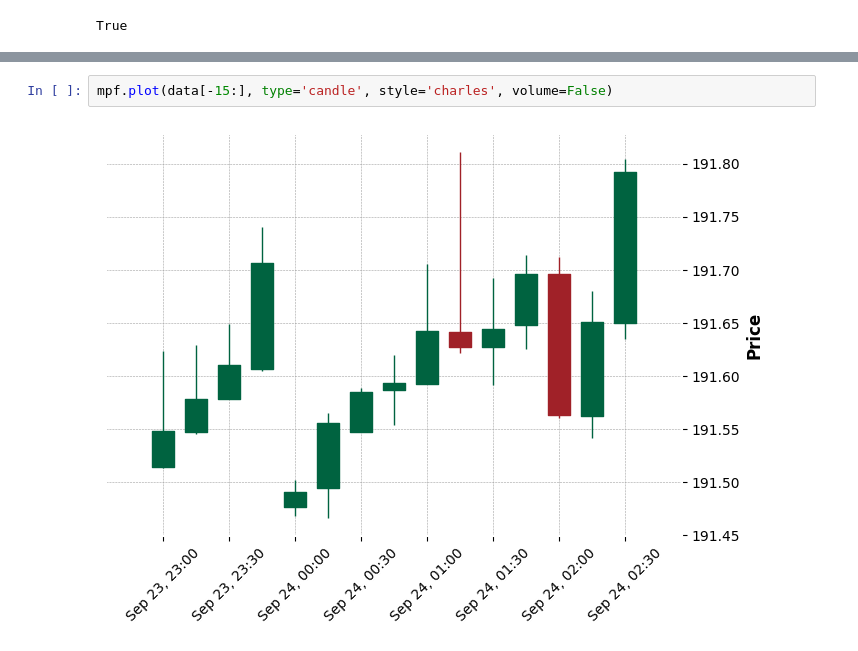
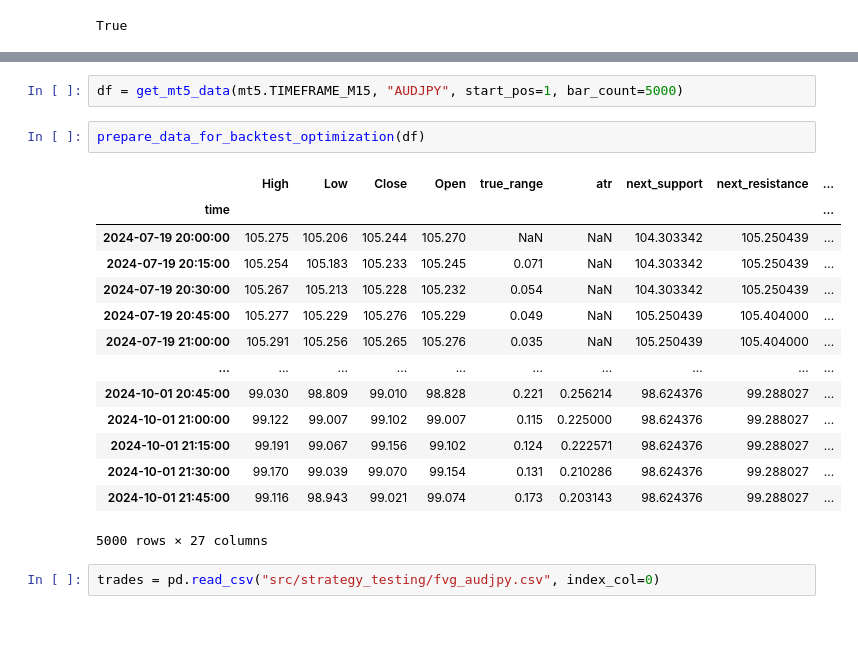
Before and after one commit to NichitaCP/auto-trader, a Jupyter notebook: scipy_vs_plot.ipynb, the cells around one changed output, grey strips where cells are left out. Cells and saved outputs as stored; diff of their text form; blank space fills up the shorter version.

```diff
--- a/scipy_vs_plot.ipynb
+++ b/scipy_vs_plot.ipynb
@@ -32,4 +25,21 @@ data.tail()
-# %%
-mpf.plot(data[-15:], type='candle', style='charles', volume=False)
-# %% [output]
-[figure, removed]
+# %%
+df = get_mt5_data(mt5.TIMEFRAME_M15, "AUDJPY", start_pos=1, bar_count=5000)
+# %%
+prepare_data_for_backtest_optimization(df)
+# %% [output]
+|  | High | Low | Close | Open | true_range | atr | next_support | next_resistance | ... |
+| time |  |  |  |  |  |  |  |  | ... |
+| 2024-07-19 20:00:00 | 105.275 | 105.206 | 105.244 | 105.270 | NaN | NaN | 104.303342 | 105.250439 | ... |
+| 2024-07-19 20:15:00 | 105.254 | 105.183 | 105.233 | 105.245 | 0.071 | NaN | 104.303342 | 105.250439 | ... |
+| 2024-07-19 20:30:00 | 105.267 | 105.213 | 105.228 | 105.232 | 0.054 | NaN | 104.303342 | 105.250439 | ... |
+| 2024-07-19 20:45:00 | 105.277 | 105.229 | 105.276 | 105.229 | 0.049 | NaN | 105.250439 | 105.404000 | ... |
+| 2024-07-19 21:00:00 | 105.291 | 105.256 | 105.265 | 105.276 | 0.035 | NaN | 105.250439 | 105.404000 | ... |
+| ... | ... | ... | ... | ... | ... | ... | ... | ... | ... |
+| 2024-10-01 20:45:00 | 99.030 | 98.809 | 99.010 | 98.828 | 0.221 | 0.256214 | 98.624376 | 99.288027 | ... |
+| 2024-10-01 21:00:00 | 99.122 | 99.007 | 99.102 | 99.007 | 0.115 | 0.225000 | 98.624376 | 99.288027 | ... |
+| 2024-10-01 21:15:00 | 99.191 | 99.067 | 99.156 | 99.102 | 0.124 | 0.222571 | 98.624376 | 99.288027 | ... |
+| 2024-10-01 21:30:00 | 99.170 | 99.039 | 99.070 | 99.154 | 0.131 | 0.210286 | 98.624376 | 99.288027 | ... |
+| 2024-10-01 21:45:00 | 99.116 | 98.943 | 99.021 | 99.074 | 0.173 | 0.203143 | 98.624376 | 99.288027 | ... |
+5000 rows × 27 columns
+# %%
+trades = pd.read_csv("src/strategy_testing/fvg_audjpy.csv", index_col=0)
```
Also changed, not shown: parts of 6 cells of this notebook, 9 other files.
